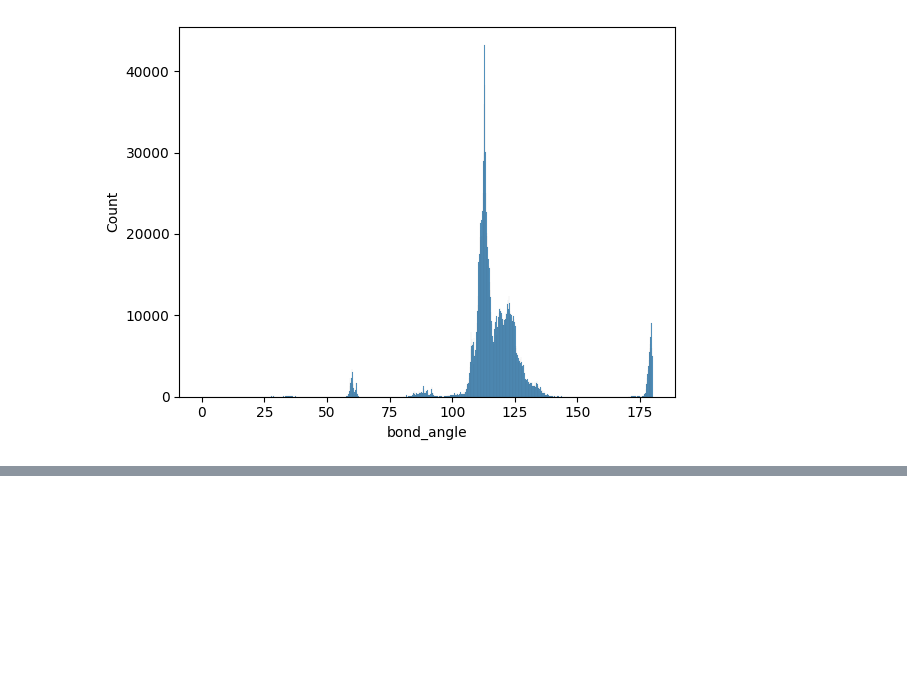
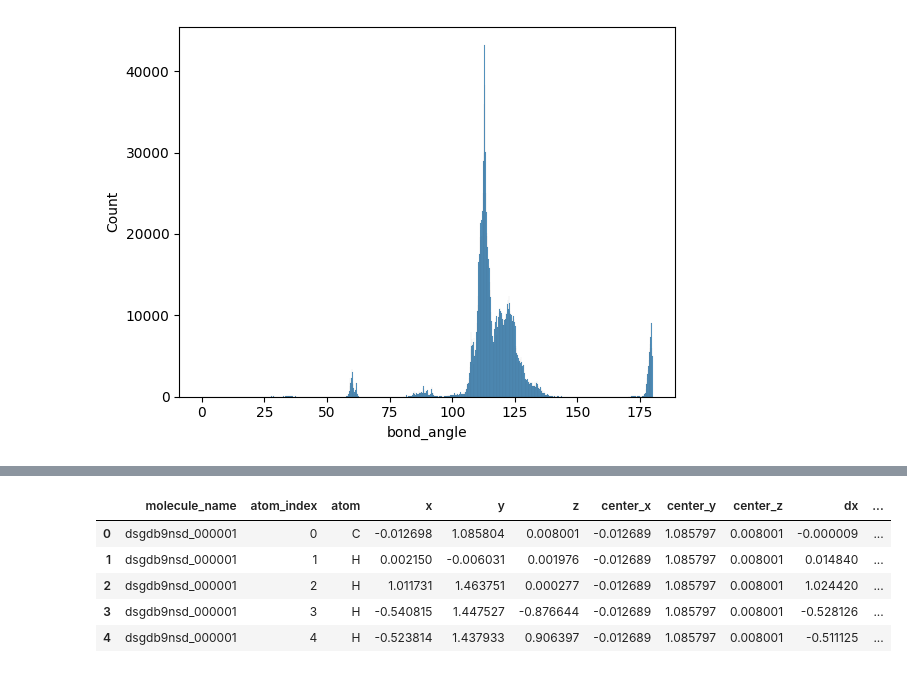
Before and after one commit to tram-tr/predicting-molecular-properties, a Jupyter notebook: feature_engineering.ipynb, the cells around one changed output, grey strips where cells are left out. Drawn from its saved outputs; the diff is of its cells as text; code cells hidden in the pictures; blank space fills up the shorter version.

```diff
--- a/feature_engineering.ipynb
+++ b/feature_engineering.ipynb
@@ -592,0 +636,6 @@ sns.histplot(train_extend[train_extend.diheral_angle != -1].diheral_angle)
+# %%
+n_atoms = pd.DataFrame(structures.groupby('molecule_name', sort=False).size(), columns=['total_atoms'])
+centers = structures.drop(['atom_index', 'atom'], axis=1).groupby('molecule_name', sort=False).mean()
+centers = centers.rename(columns={'x': 'center_x', 'y': 'center_y', 'z': 'center_z'})
+centers.columns.name = None
+centers.index.name = None
@@ -592,0 +651,11 @@ sns.histplot(train_extend[train_extend.diheral_angle != -1].diheral_angle)
+# %%
+structures = pd.merge(structures, centers, how='left', left_on='molecule_name', right_index=True)
+# %%
+structures.head()
+# %% [output]
+|  | molecule_name | atom_index | atom | x | y | z | center_x | center_y | center_z | dx | ... |
+| 0 | dsgdb9nsd_000001 | 0 | C | -0.012698 | 1.085804 | 0.008001 | -0.012689 | 1.085797 | 0.008001 | -0.000009 | ... |
+| 1 | dsgdb9nsd_000001 | 1 | H | 0.002150 | -0.006031 | 0.001976 | -0.012689 | 1.085797 | 0.008001 | 0.014840 | ... |
+| 2 | dsgdb9nsd_000001 | 2 | H | 1.011731 | 1.463751 | 0.000277 | -0.012689 | 1.085797 | 0.008001 | 1.024420 | ... |
+| 3 | dsgdb9nsd_000001 | 3 | H | -0.540815 | 1.447527 | -0.876644 | -0.012689 | 1.085797 | 0.008001 | -0.528126 | ... |
+| 4 | dsgdb9nsd_000001 | 4 | H | -0.523814 | 1.437933 | 0.906397 | -0.012689 | 1.085797 | 0.008001 | -0.511125 | ... |
```
Also changed, not shown: parts of 29 cells of this notebook.
